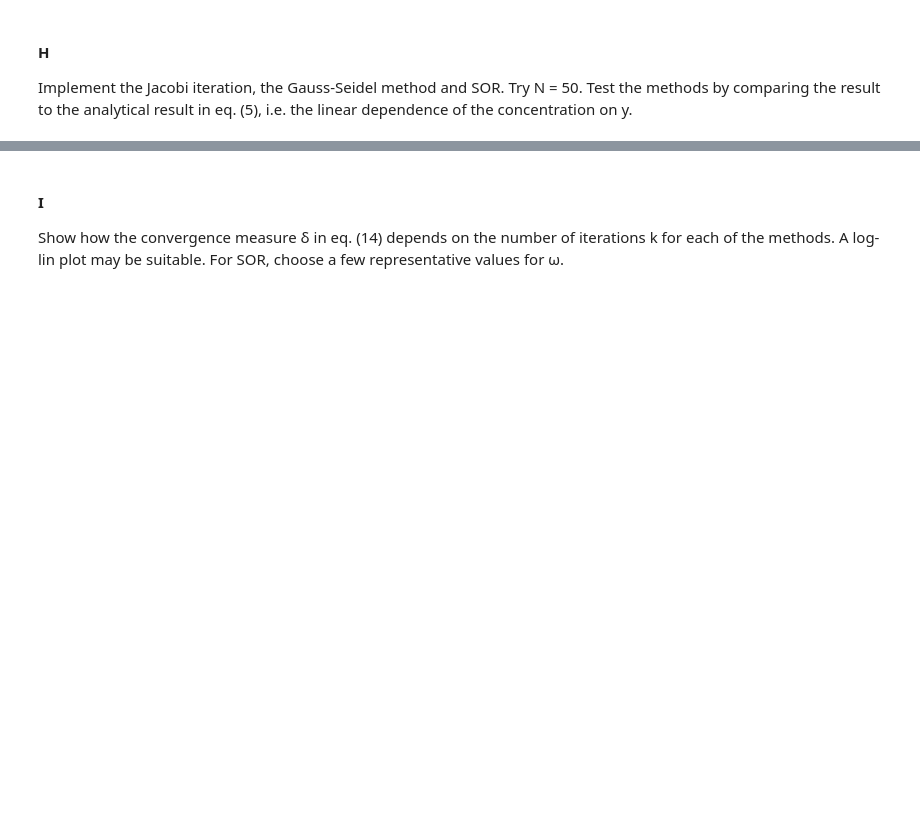
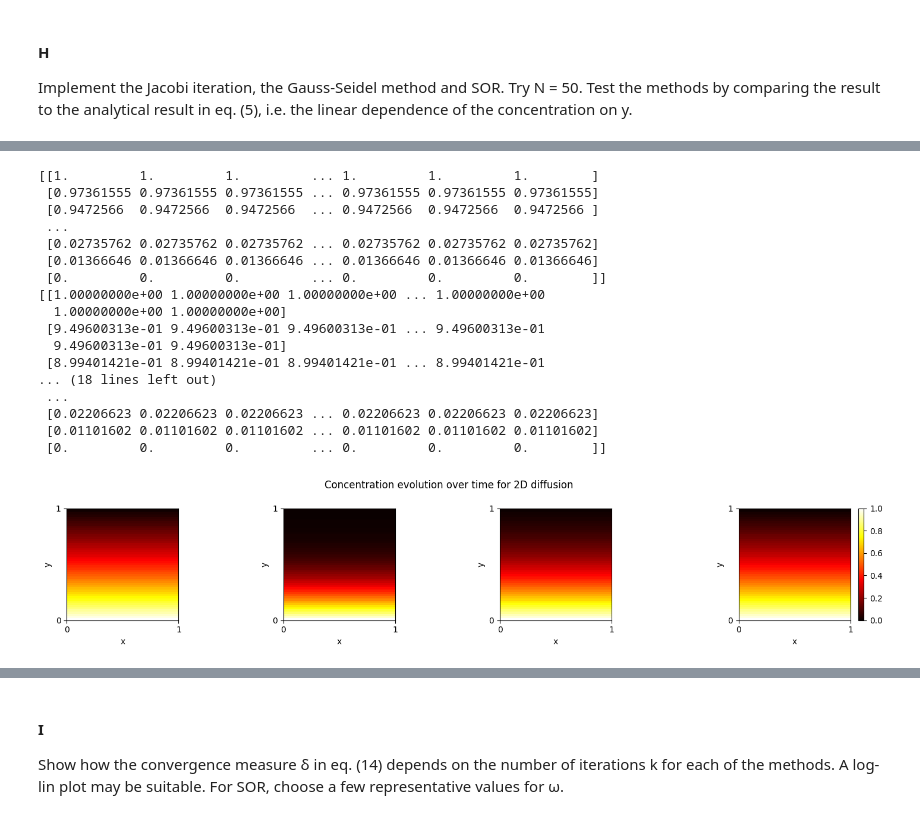
Before and after one commit to shreyaraghavendra/scientific-computing-group2, a Jupyter notebook: set1.ipynb, the cells around one changed output, grey strips where cells are left out. Drawn from its saved outputs; the diff is of its cells as text; code cells hidden in the pictures; blank space fills up the shorter version.

```diff
--- a/set1.ipynb
+++ b/set1.ipynb
@@ -428,21 +403,15 @@ def simulate_2D_diffusion_SOR(D, L, T, dt, dx, x_0, omega=1.85, epsilon=1e-5):
 #### H
 Implement the Jacobi iteration, the Gauss-Seidel method and SOR. Try N = 50. Test the methods by comparing the result to the analytical result in eq. (5), i.e. the linear dependence of the concentration on y.
 # %%
-D = 1
-L = 1
-T = 1
-dt = 0.0001
-N = 50
-dx = L/N
 x_0 = np.zeros((N+1, N+1), dtype=float)
-x_0[:, -1] = 1
+x_0[0,:] = 1
 
 # need to fix gauss siedel something is wrong with it
 
-jacobi, cj = simulate_2D_diffusion_jacobi(D, L, T, dt, dx, x_0)
-gauss, cg = simulate_2D_diffusion_gauss_seidel(D, L, T, dt, dx, x_0)
-sor1, cs1 = simulate_2D_diffusion_SOR(D, L, T, dt, dx, x_0, omega=1.80)
-sor2, cs2 = simulate_2D_diffusion_SOR(D, L, T, dt, dx, x_0, omega=1.85)
-sor3, cs3 = simulate_2D_diffusion_SOR(D, L, T, dt, dx, x_0, omega=1.90)
-sor4, cs4 = simulate_2D_diffusion_SOR(D, L, T, dt, dx, x_0, omega=1.95)
+jacobi, cj = simulate_2D_diffusion_jacobi(x_0)
+# gauss, cg = simulate_2D_diffusion_gauss_seidel(D, L, T, dt, dx, x_0)
+# sor1, cs1 = simulate_2D_diffusion_SOR(D, L, T, dt, dx, x_0, omega=1.80)
+# sor2, cs2 = simulate_2D_diffusion_SOR(D, L, T, dt, dx, x_0, omega=1.85)
+# sor3, cs3 = simulate_2D_diffusion_SOR(D, L, T, dt, dx, x_0, omega=1.90)
+# sor4, cs4 = simulate_2D_diffusion_SOR(D, L, T, dt, dx, x_0, omega=1.95)
 # %% [output]
@@ -454,0 +452,49 @@ Convergence reached at 227 iterations
+# %%
+import matplotlib.pyplot as plt
+import numpy as np
+
+# Assuming jacobi is a list of 2D arrays with your simulation data at different time steps
+# N, L, dt are defined as in your setup
+
+# Define the y-axis (vertical) and x-axis (horizontal) coordinates for plotting
+x = np.linspace(0, L, N+1)
+y = np.linspace(0, L, N+1)
+X, Y = np.meshgrid(x, y)
+
+# Create subplots
+fig, ax = plt.subplots(nrows=1, ncols=4, figsize=(15, 3))
+
+for i, idx in enumerate([0,50,100,150]):
+    # Check if idx is within the range of available data
+    print(jacobi[idx])
+    im = ax[i].imshow(jacobi[idx], cmap='hot', interpolation='nearest', origin='lower', extent=[0, L, 0, L])
+    ax[i].set_xlabel('x')
+    ax[i].set_ylabel('y')
+    ax[i].set_xticks([0, L])
+    ax[i].set_yticks([0, L])
+
+# Add a colorbar to the last axis in the subplot
+fig.colorbar(im, ax=ax[-1], fraction=0.046, pad=0.04)
+
+fig.suptitle('Concentration evolution over time for 2D diffusion', fontsize=12)
+plt.tight_layout()
+plt.show()
+# %% [output]
+[[1.         1.         1.         ... 1.         1.         1.        ]
+ [0.97361555 0.97361555 0.97361555 ... 0.97361555 0.97361555 0.97361555]
+ [0.9472566  0.9472566  0.9472566  ... 0.9472566  0.9472566  0.9472566 ]
+ ...
+ [0.02735762 0.02735762 0.02735762 ... 0.02735762 0.02735762 0.02735762]
+ [0.01366646 0.01366646 0.01366646 ... 0.01366646 0.01366646 0.01366646]
+ [0.         0.         0.         ... 0.         0.         0.        ]]
+[[1.00000000e+00 1.00000000e+00 1.00000000e+00 ... 1.00000000e+00
+  1.00000000e+00 1.00000000e+00]
+ [9.49600313e-01 9.49600313e-01 9.49600313e-01 ... 9.49600313e-01
+  9.49600313e-01 9.49600313e-01]
+ [8.99401421e-01 8.99401421e-01 8.99401421e-01 ... 8.99401421e-01
+... (18 lines left out)
+ ...
+ [0.02206623 0.02206623 0.02206623 ... 0.02206623 0.02206623 0.02206623]
+ [0.01101602 0.01101602 0.01101602 ... 0.01101602 0.01101602 0.01101602]
+ [0.         0.         0.         ... 0.         0.         0.        ]]
+[figure, added]
```
Also changed, not shown: parts of 8 cells of this notebook.
